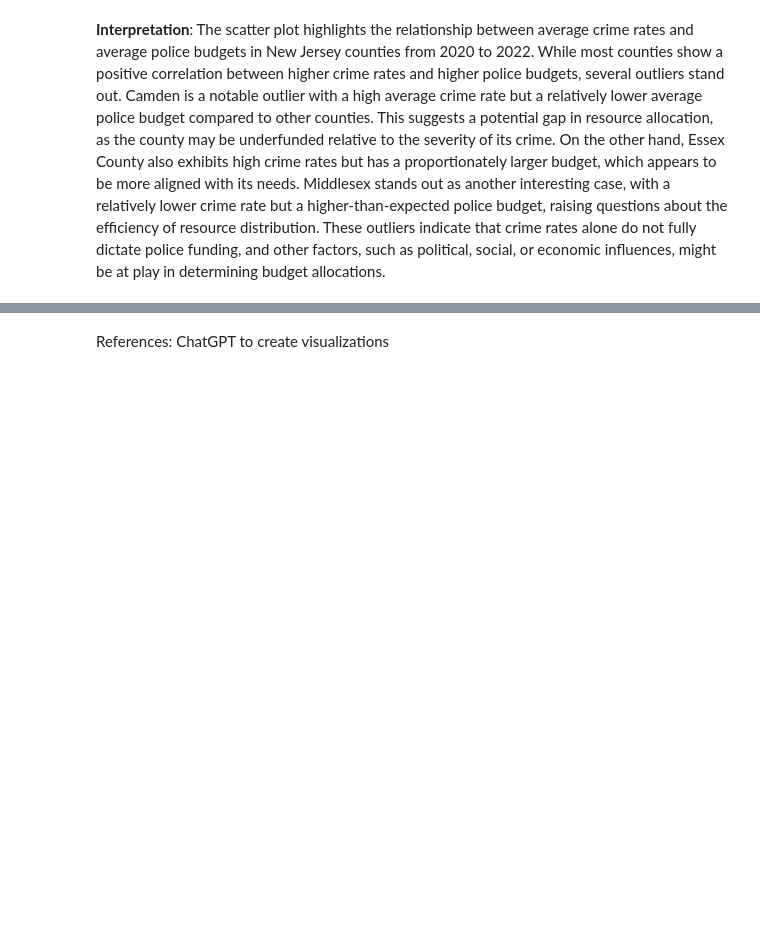
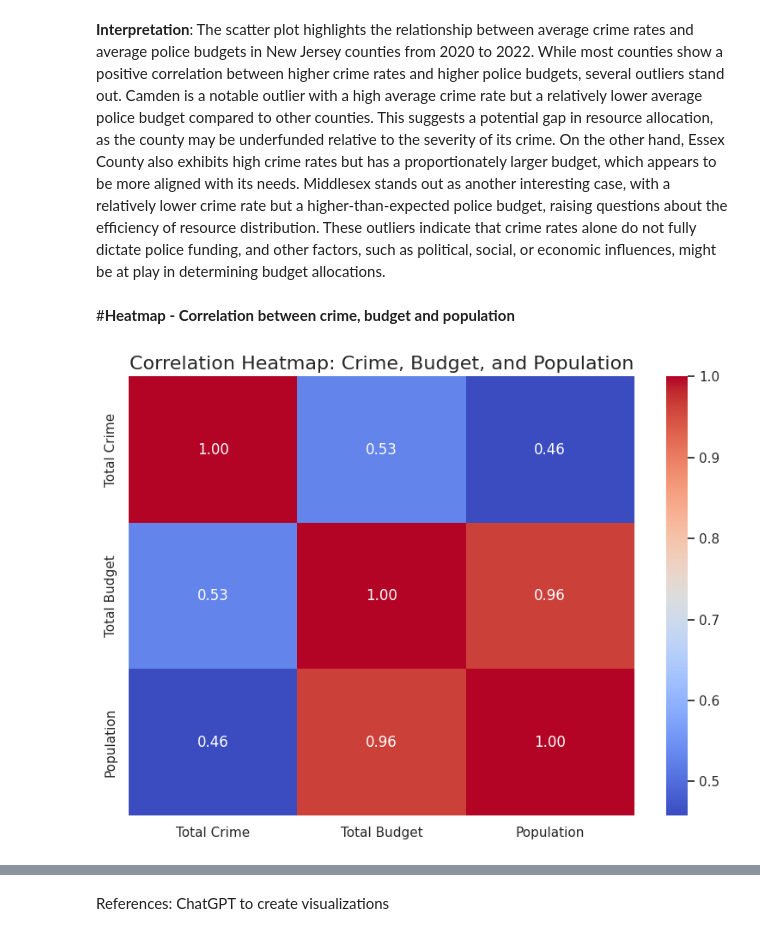
Before and after one commit to erikaguiracocha/Data-Visualization-2025, a Jupyter notebook: PS4erikaguiracocha.ipynb, the cells around one changed output, grey strips where cells are left out. Cells and saved outputs as stored; diff of their text form; code cells hidden in the pictures; blank space fills up the shorter version.

```diff
--- a/PS4erikaguiracocha.ipynb
+++ b/PS4erikaguiracocha.ipynb
@@ -303,3 +338,57 @@ fig.show()
 [interactive output not drawn]
 # %% [markdown]
 **Interpretation**: The scatter plot highlights the relationship between average crime rates and average police budgets in New Jersey counties from 2020 to 2022. While most counties show a positive correlation between higher crime rates and higher police budgets, several outliers stand out. Camden is a notable outlier with a high average crime rate but a relatively lower average police budget compared to other counties. This suggests a potential gap in resource allocation, as the county may be underfunded relative to the severity of its crime. On the other hand, Essex County also exhibits high crime rates but has a proportionately larger budget, which appears to be more aligned with its needs. Middlesex stands out as another interesting case, with a relatively lower crime rate but a higher-than-expected police budget, raising questions about the efficiency of resource distribution. These outliers indicate that crime rates alone do not fully dictate police funding, and other factors, such as political, social, or economic influences, might be at play in determining budget allocations.
+# %% [markdown]
+#**Heatmap - Correlation between crime, budget and population**
+# %%
+# Load the crime data
+crime_data = pd.read_csv(url_crime_data, header=1)
+
+# Load the budget data
+budget_data = pd.read_csv(url_budget_data, header=1)
+
+# Load the population data
+population_data = pd.read_csv(url_population_data)
+
+# Strip any extra spaces from column names
+population_data.columns = population_data.columns.str.strip()
+
+# Clean population data by removing commas and converting to integers
+population_data['2,020'] = population_data['2,020'].replace({',': ''}, regex=True).astype(int)
+population_data['2,021'] = population_data['2,021'].replace({',': ''}, regex=True).astype(int)
+population_data['2,022'] = population_data['2,022'].replace({',': ''}, regex=True).astype(int)
+
+# Create 'Population' column by averaging the 2020, 2021, and 2022 population values
+population_data['Population'] = population_data[['2,020', '2,021', '2,022']].mean(axis=1)
+
+# Clean and convert the crime columns (remove commas and convert to integers)
+crime_data['2020'] = crime_data['2020'].replace({',': ''}, regex=True).astype(int)
+crime_data['2021'] = crime_data['2021'].replace({',': ''}, regex=True).astype(int)
+crime_data['2022'] = crime_data['2022'].replace({',': ''}, regex=True).astype(int)
+
+# Clean and convert the budget columns (remove commas and convert to floats)
+budget_data['2020'] = budget_data['2020'].replace({',': ''}, regex=True).astype(float)
+budget_data['2021'] = budget_data['2021'].replace({',': ''}, regex=True).astype(float)
+budget_data['2022'] = budget_data['2022'].replace({',': ''}, regex=True).astype(float)
+
+# Create 'Total Crime' and 'Total Budget' columns by summing the respective years
+crime_data['Total Crime'] = crime_data['2020'] + crime_data['2021'] + crime_data['2022']
+budget_data['Total Budget'] = budget_data['2020'] + budget_data['2021'] + budget_data['2022']
+
+# Merge the three datasets: crime, budget, and population
+merged_data = pd.merge(crime_data[['County', 'Total Crime']], budget_data[['County', 'Total Budget']], on='County')
+merged_data = pd.merge(merged_data, population_data[['County', 'Population']], on='County')
+
+# Create a correlation matrix between 'Total Crime', 'Total Budget', and 'Population'
+correlation_matrix = merged_data[['Total Crime', 'Total Budget', 'Population']].corr()
+
+# Create the heatmap
+plt.figure(figsize=(8, 6))
+sns.heatmap(correlation_matrix, annot=True, cmap='coolwarm', fmt=".2f", cbar=True)
+
+# Add title and show the plot
+plt.title('Correlation Heatmap: Crime, Budget, and Population', fontsize=16)
+plt.tight_layout()
+plt.show()
+# %% [output]
+[figure, added]
```
Also changed, not shown: parts of 5 cells of this notebook.
